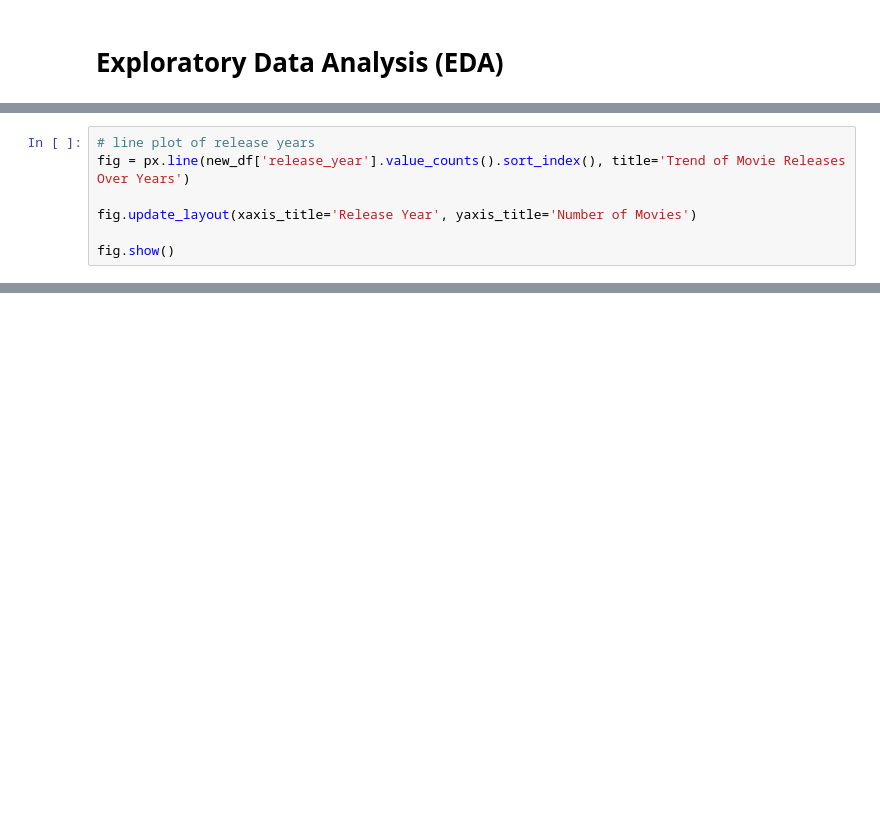
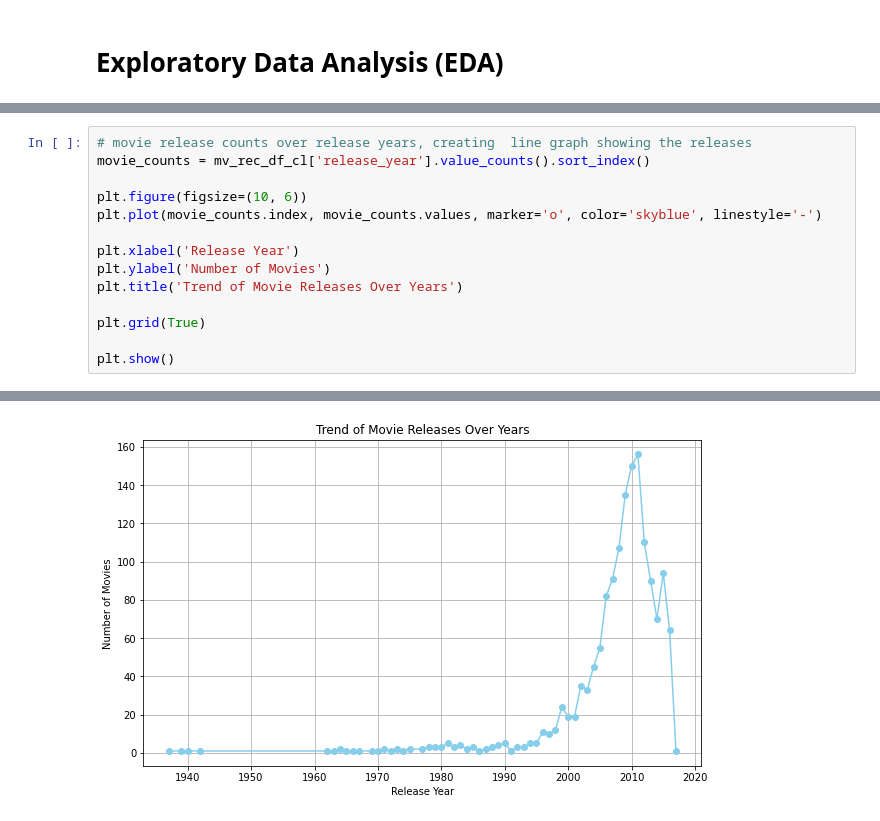
Before and after one commit to muralikrishna02/UMBC-DATA606-Capstone, a Jupyter notebook: notebooks/movie_recomendation_system.ipynb, the cells around one changed output, grey strips where cells are left out. Drawn from its saved outputs; the diff is of its cells as text; blank space fills up the shorter version.

```diff
--- a/notebooks/movie_recomendation_system.ipynb
+++ b/notebooks/movie_recomendation_system.ipynb
@@ -256,8 +254,15 @@ fig_scatter_color.show()
 # %%
-# line plot of release years
-fig = px.line(new_df['release_year'].value_counts().sort_index(), title='Trend of Movie Releases Over Years')
+# movie release counts over release years, creating  line graph showing the releases
+movie_counts = mv_rec_df_cl['release_year'].value_counts().sort_index()
 
-fig.update_layout(xaxis_title='Release Year', yaxis_title='Number of Movies')
+plt.figure(figsize=(10, 6))
+plt.plot(movie_counts.index, movie_counts.values, marker='o', color='skyblue', linestyle='-')
 
-fig.show()
+plt.xlabel('Release Year')
+plt.ylabel('Number of Movies')
+plt.title('Trend of Movie Releases Over Years')
+
+plt.grid(True)
+
+plt.show()
 # %% [output]
@@ -264,0 +269 @@ fig.show()
+[figure, added]
```
Also changed, not shown: parts of 43 cells of this notebook, 2 other files.
